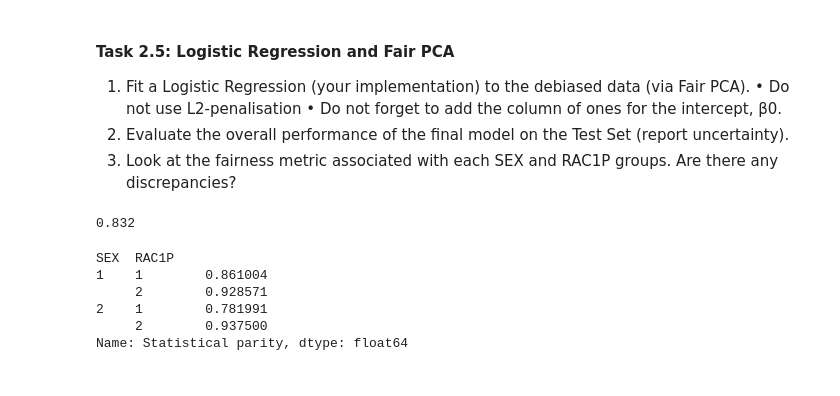
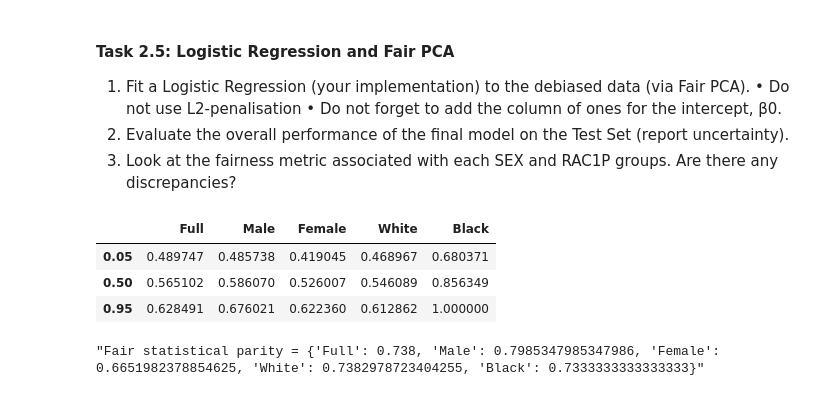
Before and after one commit to Ispanicus/fairness, a Jupyter notebook: asgnmt2_template_chris.ipynb, the cells around one changed output. Cells and saved outputs as stored; diff of their text form; code cells hidden in the pictures.

```diff
--- a/asgnmt2_template_chris.ipynb
+++ b/asgnmt2_template_chris.ipynb
@@ -296,5 +139,0 @@ Fitting 5 folds for each of 5 candidates, totalling 25 fits
-# %%
-df = pd.DataFrame(cv.cv_results_)
-df = pd.concat((df, df.params.apply(pd.Series)), axis=1)
-df = df.sort_values('rank_test_score')
-df.head(1).T
@@ -348,3 +139,0 @@ pd.concat(individual, axis=1).quantile([.05, .50, .95], axis=1)
-# %%
-groups = group_test.assign(y_pred=cv.predict(X_test), y_true=y_test).groupby(group_cols)
-groups.apply(lambda x: np.mean(x.y_pred == x.y_true)).rename('Statistical parity')
@@ -409,0 +396,14 @@ correlation_matrix(X_pca, group_train)
+# %%
+params = dict(
+    gamma=best_gamma,
+    xtol=1e-3,
+    ftol=1e-3,
+    fprime=None,
+    lambda_=0.1
+)
+clf = LogReg(**params)
+clf.fit(full_train, y_train)
+
+
+lambda_pred_df = group_test.assign(y_pred=clf.predict(X_test), y_true=y_test.astype(float))
+lambda_results = [matthews(lambda_pred_df.sample(frac=1.00, replace=True)) for _ in range(1000)]
@@ -490,19 +568,39 @@ def project_full_df(df, U):
     return X
 # %%
 f = project_full_df
-no_l2_clf = LogReg(gamma=0, lambda_=1e4)
+no_l2_clf = LogReg(gamma=0, lambda_=0, ftol=1e-4, xtol=1e-4, fprime=compute_gradient)
 no_l2_clf.fit(f(full_train, U), y_train)
-y_pred = no_l2_clf.predict(f(full_test, U))
-(y_pred == y_test.squeeze()).mean()
+fair_y_pred = no_l2_clf.predict(f(full_test, U))
-# %% [output]
-0.832
-# %%
-groups = group_test.assign(y_pred=y_pred, y_true=y_test).groupby(group_cols)
-groups.apply(lambda x: np.mean(x.y_pred == x.y_true)).rename('Statistical parity')
-# %% [output]
-SEX  RAC1P
-1    1        0.861004
-     2        0.928571
-2    1        0.781991
-     2        0.937500
-Name: Statistical parity, dtype: float64
+# %%
+fair_pred_df = group_test.assign(y_pred=fair_y_pred, y_true=y_test.astype(float))
+
+def matthews(df):
+    c = ["y_true", "y_pred"]
+    return {
+        "Full": matthews_corrcoef(*df[c].values.T),
+        "Male": matthews_corrcoef(*df.query("SEX == 1")[c].values.T),
+        "Female": matthews_corrcoef(*df.query("SEX == 2")[c].values.T),
+        "White": matthews_corrcoef(*df.query("RAC1P == 1")[c].values.T),
+        "Black": matthews_corrcoef(*df.query("RAC1P == 2")[c].values.T),
+    }
+
+
+results = [matthews(fair_pred_df.sample(frac=1.00, replace=True)) for _ in range(1000)]
+pd.DataFrame(results).quantile([0.05, 0.50, 0.95], axis=0)
+# %% [output]
+|  | Full | Male | Female | White | Black |
+| 0.05 | 0.489747 | 0.485738 | 0.419045 | 0.468967 | 0.680371 |
+| 0.50 | 0.565102 | 0.586070 | 0.526007 | 0.546089 | 0.856349 |
+| 0.95 | 0.628491 | 0.676021 | 0.622360 | 0.612862 | 1.000000 |
+# %%
+"Fair statistical parity = " + str(
+    {
+        "Full": fair_y_pred.mean(),
+        "Male": fair_y_pred[group_test.values[:, 0] == 1].mean(),
+        "Female": fair_y_pred[group_test.values[:, 0] == 2].mean(),
+        "White": fair_y_pred[group_test.values[:, 1] == 1].mean(),
+        "Black": fair_y_pred[group_test.values[:, 1] == 2].mean(),
+    }
+)
+# %% [output]
+"Fair statistical parity = {'Full': 0.738, 'Male': 0.7985347985347986, 'Female': 0.6651982378854625, 'White': 0.7382978723404255, 'Black': 0.7333333333333333}"
```
Also changed, not shown: parts of 46 cells of this notebook.
